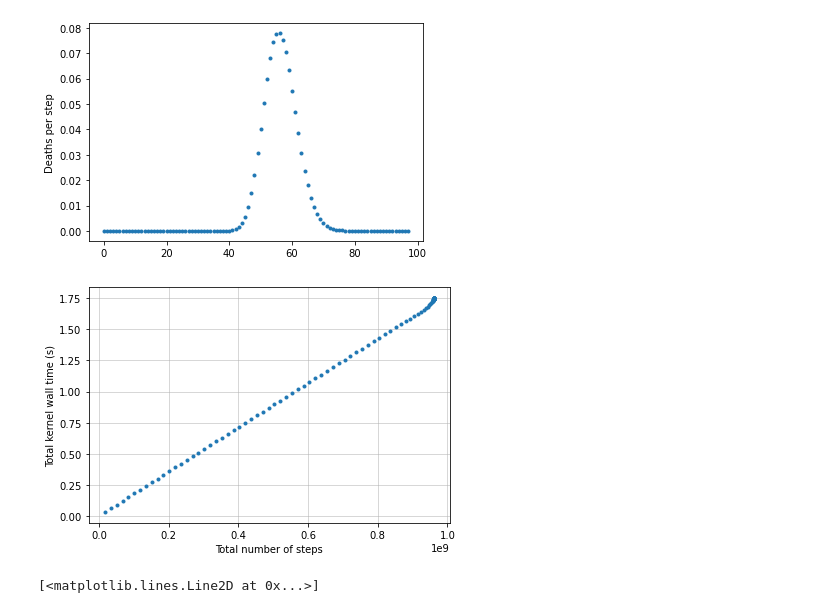
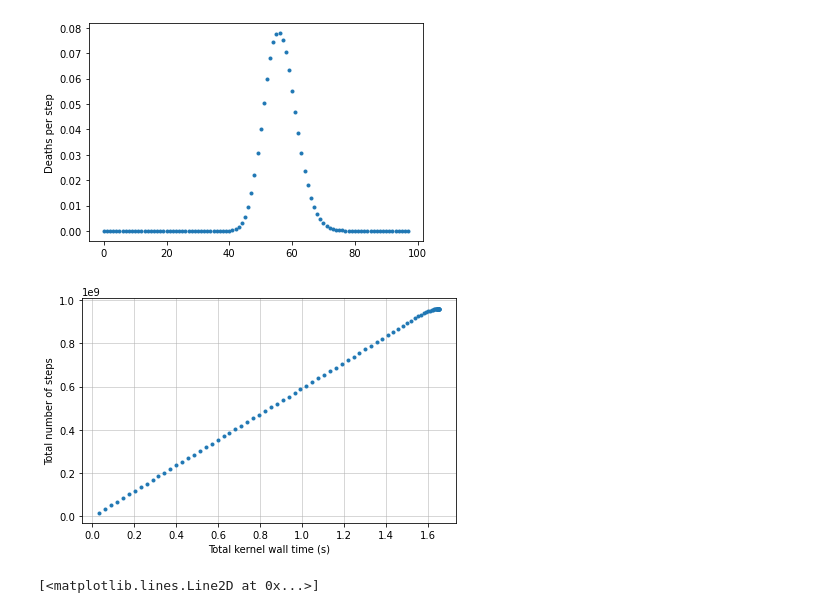
Before and after one commit to celeritas-project/benchmarks, a Jupyter notebook: klein-nishina/celeritas-results/interactor.ipynb, the cells around one changed output. Cells and saved outputs as stored; diff of their text form; code cells hidden in the pictures.

Commit message:
Rerun and adjust plots

```diff
--- a/klein-nishina/celeritas-results/interactor.ipynb
+++ b/klein-nishina/celeritas-results/interactor.ipynb
@@ -119,15 +119,15 @@ plt.ylabel('Deaths per step');
 # %%
 # Time per track
 (fig, ax) = plt.subplots(1, 1)
-ax.plot(np.cumsum(alive[:-1]), np.cumsum(time), '.')
-ax.set_xlabel('Total number of steps')
-ax.set_ylabel('Total kernel wall time (s)')
+ax.plot(np.cumsum(time), np.cumsum(alive[:-1]), '.')
+ax.set_ylabel('Total number of steps')
+ax.set_xlabel('Total kernel wall time (s)')
 ax.grid(linewidth=.5)
 ax.set_axisbelow(True)
 fig.tight_layout()
 fig.savefig('total-time.pdf')
 # %% [output]
-[figure, old version]
+[figure, new version]
 # %%
 tfrac = np.cumsum(time)
 tfrac /= tfrac[-1]
```
Also changed, not shown: parts of 1 cell of this notebook, 10 other files.
